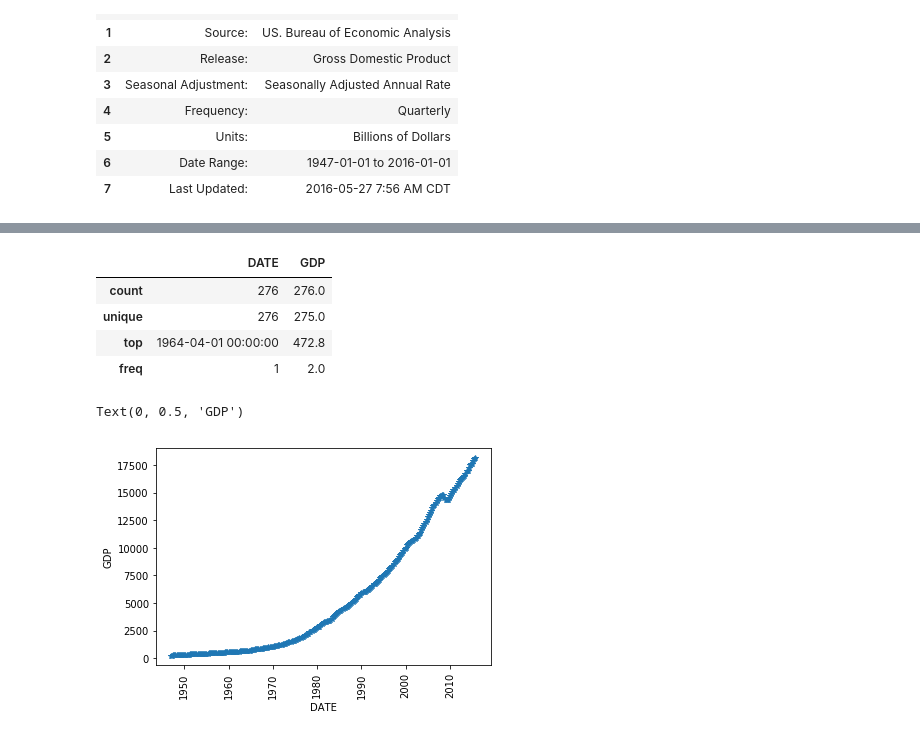
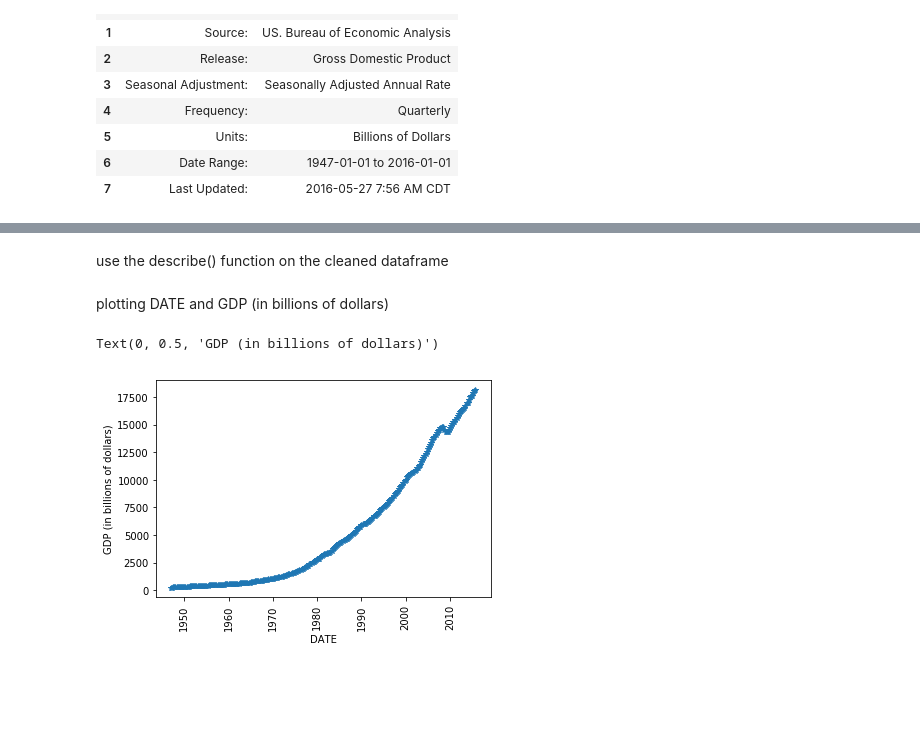
Before and after one commit to cogs108-project-group/Dataset-Analysis-Task-1, a Jupyter notebook: Dataset Analysis - Dataset 5 (GDP).ipynb, the cells around one changed output, grey strips where cells are left out. Drawn from its saved outputs; the diff is of its cells as text; code cells hidden in the pictures; blank space fills up the shorter version.

```diff
--- a/Dataset Analysis - Dataset 5 (GDP).ipynb
+++ b/Dataset Analysis - Dataset 5 (GDP).ipynb
@@ -71,17 +52,14 @@ GDP_df
+# %% [markdown]
+use the describe() function on the cleaned dataframe
 # %%
-describe = GDP_df.describe()
-describe
+describe_df = GDP_df.describe()
-# %% [output]
-|  | DATE | GDP |
-| count | 276 | 276.0 |
-| unique | 276 | 275.0 |
-| top | 1964-04-01 00:00:00 | 472.8 |
-| freq | 1 | 2.0 |
+# %% [markdown]
+plotting DATE and GDP (in billions of dollars)
 # %%
 plt.plot(GDP_df['DATE'], GDP_df['GDP'], '*')
 plt.xticks(rotation='vertical')
 plt.xlabel('DATE')
-plt.ylabel('GDP')
+plt.ylabel('GDP (in billions of dollars)')
 # %% [output]
-Text(0, 0.5, 'GDP')
+Text(0, 0.5, 'GDP (in billions of dollars)')
-[figure, old version]
+[figure, new version]
```
Also changed, not shown: parts of 20 cells of this notebook.
